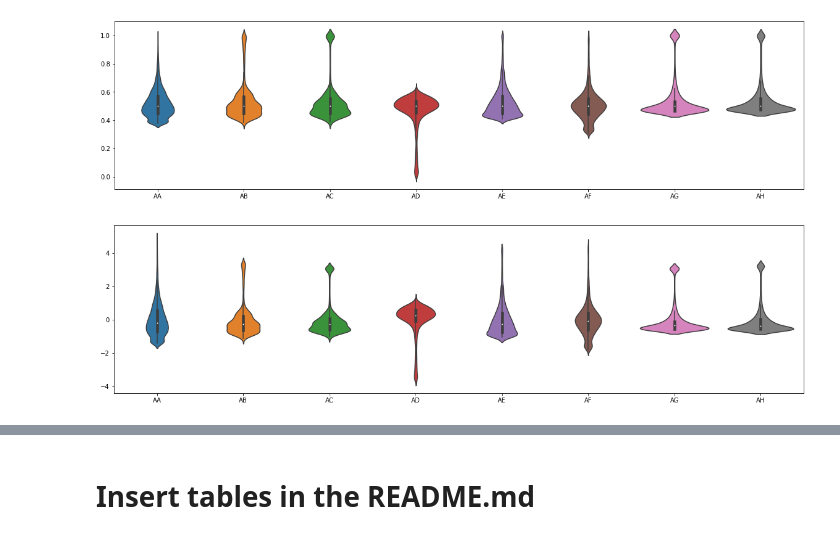
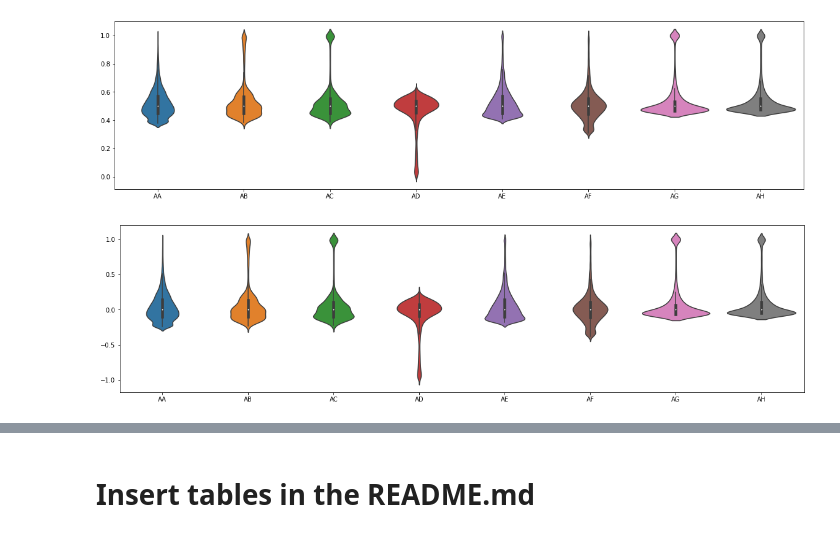
Before and after one commit to pedro-r-dias/robout, a Jupyter notebook: robout_scaler.ipynb, the cells around one changed output, grey strips where cells are left out. Cells and saved outputs as stored; diff of their text form; code cells hidden in the pictures.

```diff
--- a/robout_scaler.ipynb
+++ b/robout_scaler.ipynb
@@ -80,9 +94,9 @@ f.savefig(".\\resources\\fig2.png")
 # %% [output]
 [figure]
 # %%
-dfnorm = rbt.robout_scaler(standardization=True, ignore=["time"]).fit_transform(df)
+dfnorm = rbt.robout_scaler(normalization=2, ignore=["time"]).fit_transform(df)
 f, ax = plt.subplots(figsize=(20, 5))
 sns.violinplot(data=dfnorm.iloc[:,2:10])
 f.savefig(".\\resources\\fig3.png")
 # %% [output]
-[figure, old version]
+[figure, new version]
```
Also changed, not shown: parts of 17 cells of this notebook, 18 other files.
